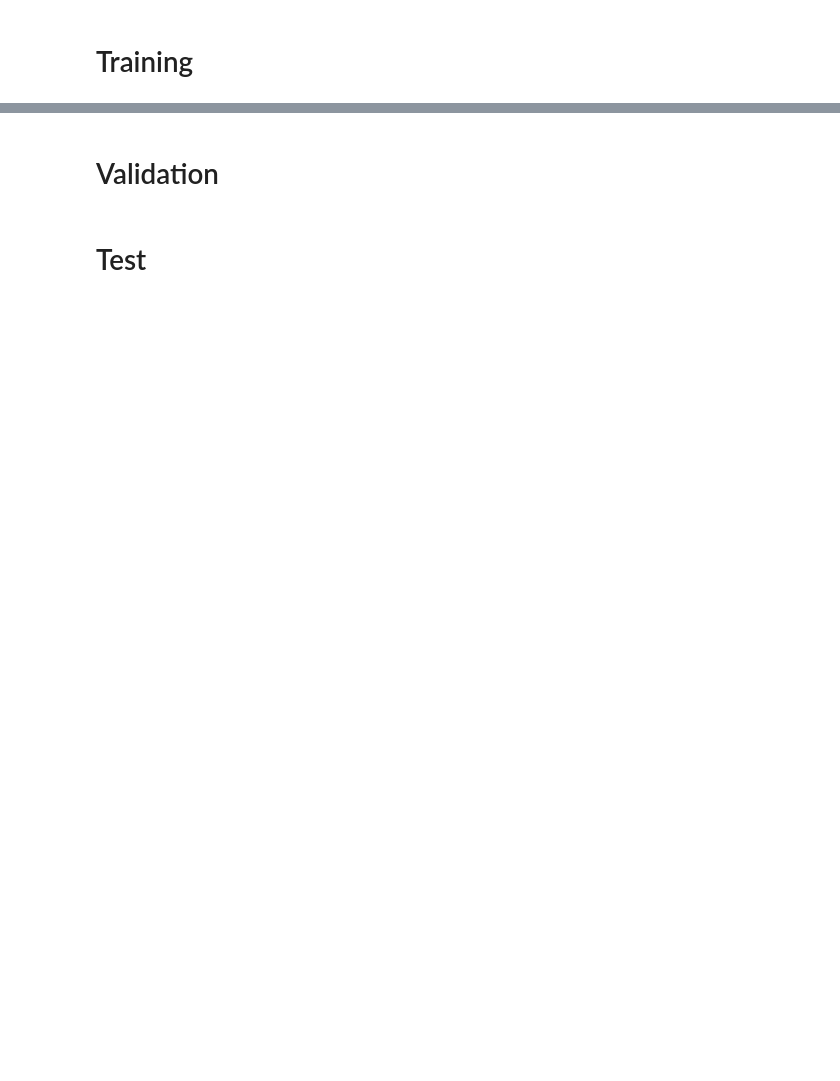
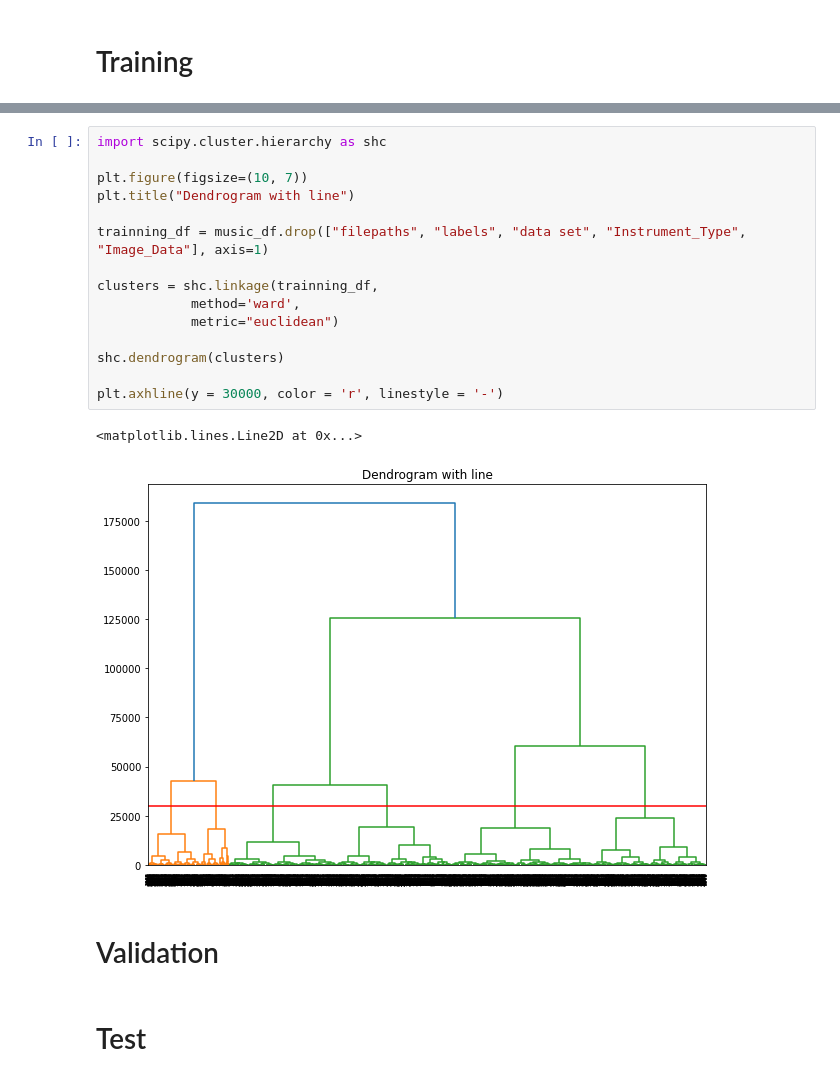
Before and after one commit to Esteves4/IA-Proj, a Jupyter notebook: IA_Proj_Music.ipynb, the cells around one changed output, grey strips where cells are left out. Drawn from its saved outputs; the diff is of its cells as text; blank space fills up the shorter version.

```diff
--- a/IA_Proj_Music.ipynb
+++ b/IA_Proj_Music.ipynb
@@ -245,3 +222,21 @@ music_df.head()
+# %%
+import scipy.cluster.hierarchy as shc
+
+plt.figure(figsize=(10, 7))
+plt.title("Dendrogram with line")
+
+trainning_df = music_df.drop(["filepaths", "labels", "data set", "Instrument_Type", "Image_Data"], axis=1)
+
+clusters = shc.linkage(trainning_df,
+            method='ward',
+            metric="euclidean")
+
+shc.dendrogram(clusters)
+
+plt.axhline(y = 30000, color = 'r', linestyle = '-')
+# %% [output]
+<matplotlib.lines.Line2D at 0x...>
+[figure, added]
 # %% [markdown]
 # Validation
 # %% [markdown]
```
Also changed, not shown: parts of 17 cells of this notebook.
